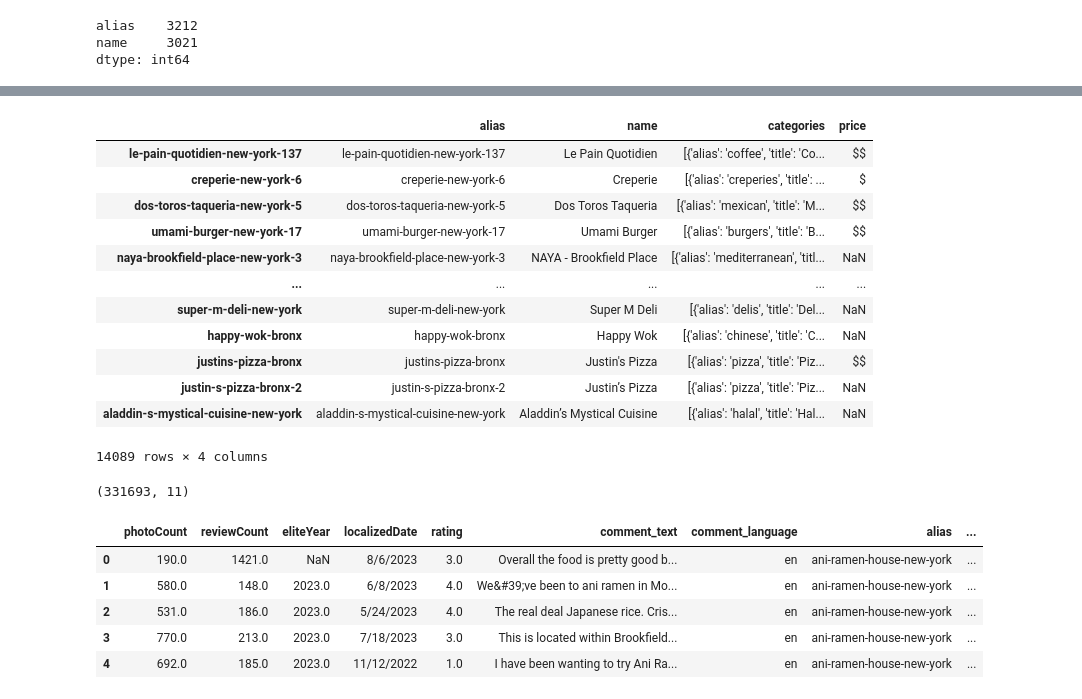
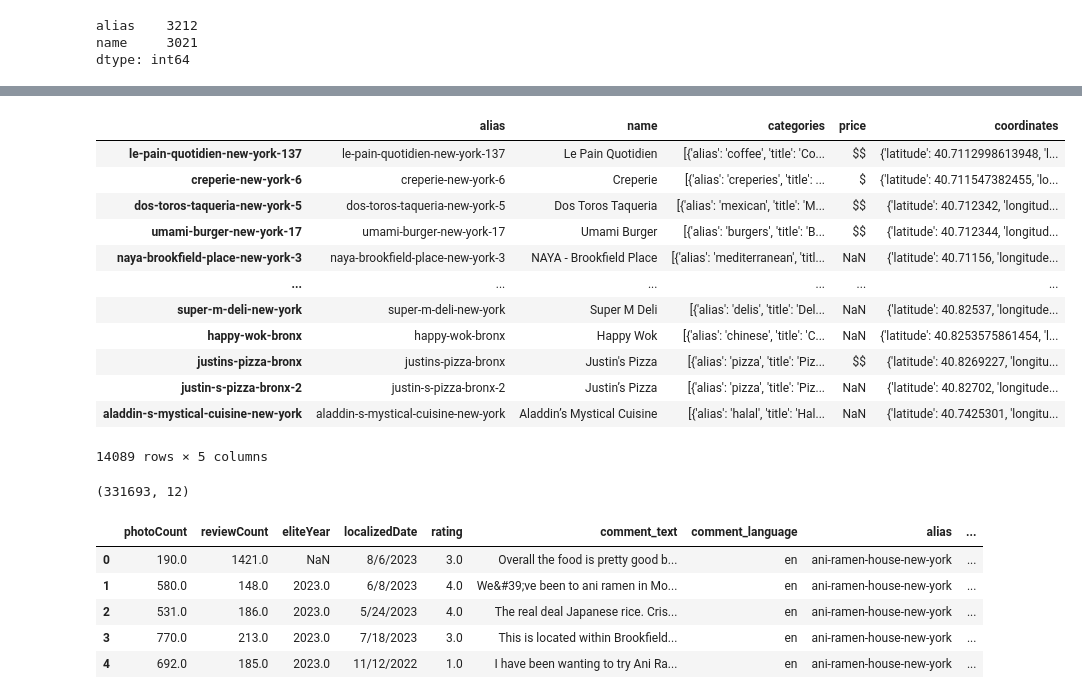
Before and after one commit to mabdullah-nyu/DSGA-1007-Project, a Jupyter notebook: analysis.ipynb, the cells around one changed output, grey strips where cells are left out. Saved outputs shown, nothing was run; the diff lists cells and outputs as text; code cells hidden in the pictures.

```diff
--- a/analysis.ipynb
+++ b/analysis.ipynb
@@ -231,28 +200,28 @@ find_mich # Example - aska has alias aska-brooklyn-3, didn't show up and I could
 # %%
 # Let's do a merger with restaurant name and reviews for analysis
 # Fancy indexing Jeremy, let me cook
-names = restaurants[['alias', 'name', 'categories', 'price']]
+names = restaurants[['alias', 'name', 'categories', 'price', 'coordinates']]
 names
 # %% [output]
-|  | alias | name | categories | price |
-| le-pain-quotidien-new-york-137 | le-pain-quotidien-new-york-137 | Le Pain Quotidien | [{'alias': 'coffee', 'title': 'Co... | $$ |
-| creperie-new-york-6 | creperie-new-york-6 | Creperie | [{'alias': 'creperies', 'title': ... | $ |
-| dos-toros-taqueria-new-york-5 | dos-toros-taqueria-new-york-5 | Dos Toros Taqueria | [{'alias': 'mexican', 'title': 'M... | $$ |
-| umami-burger-new-york-17 | umami-burger-new-york-17 | Umami Burger | [{'alias': 'burgers', 'title': 'B... | $$ |
-| naya-brookfield-place-new-york-3 | naya-brookfield-place-new-york-3 | NAYA - Brookfield Place | [{'alias': 'mediterranean', 'titl... | NaN |
-| ... | ... | ... | ... | ... |
-| super-m-deli-new-york | super-m-deli-new-york | Super M Deli | [{'alias': 'delis', 'title': 'Del... | NaN |
-| happy-wok-bronx | happy-wok-bronx | Happy Wok | [{'alias': 'chinese', 'title': 'C... | NaN |
-| justins-pizza-bronx | justins-pizza-bronx | Justin's Pizza | [{'alias': 'pizza', 'title': 'Piz... | $$ |
-| justin-s-pizza-bronx-2 | justin-s-pizza-bronx-2 | Justin’s Pizza | [{'alias': 'pizza', 'title': 'Piz... | NaN |
-| aladdin-s-mystical-cuisine-new-york | aladdin-s-mystical-cuisine-new-york | Aladdin’s Mystical Cuisine | [{'alias': 'halal', 'title': 'Hal... | NaN |
+|  | alias | name | categories | price | coordinates |
+| le-pain-quotidien-new-york-137 | le-pain-quotidien-new-york-137 | Le Pain Quotidien | [{'alias': 'coffee', 'title': 'Co... | $$ | {'latitude': 40.7112998613948, 'l... |
+| creperie-new-york-6 | creperie-new-york-6 | Creperie | [{'alias': 'creperies', 'title': ... | $ | {'latitude': 40.711547382455, 'lo... |
+| dos-toros-taqueria-new-york-5 | dos-toros-taqueria-new-york-5 | Dos Toros Taqueria | [{'alias': 'mexican', 'title': 'M... | $$ | {'latitude': 40.712342, 'longitud... |
+| umami-burger-new-york-17 | umami-burger-new-york-17 | Umami Burger | [{'alias': 'burgers', 'title': 'B... | $$ | {'latitude': 40.712344, 'longitud... |
+| naya-brookfield-place-new-york-3 | naya-brookfield-place-new-york-3 | NAYA - Brookfield Place | [{'alias': 'mediterranean', 'titl... | NaN | {'latitude': 40.71156, 'longitude... |
+| ... | ... | ... | ... | ... | ... |
+| super-m-deli-new-york | super-m-deli-new-york | Super M Deli | [{'alias': 'delis', 'title': 'Del... | NaN | {'latitude': 40.82537, 'longitude... |
+| happy-wok-bronx | happy-wok-bronx | Happy Wok | [{'alias': 'chinese', 'title': 'C... | NaN | {'latitude': 40.8253575861454, 'l... |
+| justins-pizza-bronx | justins-pizza-bronx | Justin's Pizza | [{'alias': 'pizza', 'title': 'Piz... | $$ | {'latitude': 40.8269227, 'longitu... |
+| justin-s-pizza-bronx-2 | justin-s-pizza-bronx-2 | Justin’s Pizza | [{'alias': 'pizza', 'title': 'Piz... | NaN | {'latitude': 40.82702, 'longitude... |
+| aladdin-s-mystical-cuisine-new-york | aladdin-s-mystical-cuisine-new-york | Aladdin’s Mystical Cuisine | [{'alias': 'halal', 'title': 'Hal... | NaN | {'latitude': 40.7425301, 'longitu... |
-14089 rows × 4 columns
+14089 rows × 5 columns
 # %%
 # Merge dataframes for analysis
 df = pd.merge(reviews, names, on='alias')
 df.shape
 # %% [output]
-(331693, 11)
+(331693, 12)
 # %%
 df.head()
 # %% [output]
```
Also changed, not shown: parts of 20 cells of this notebook.
